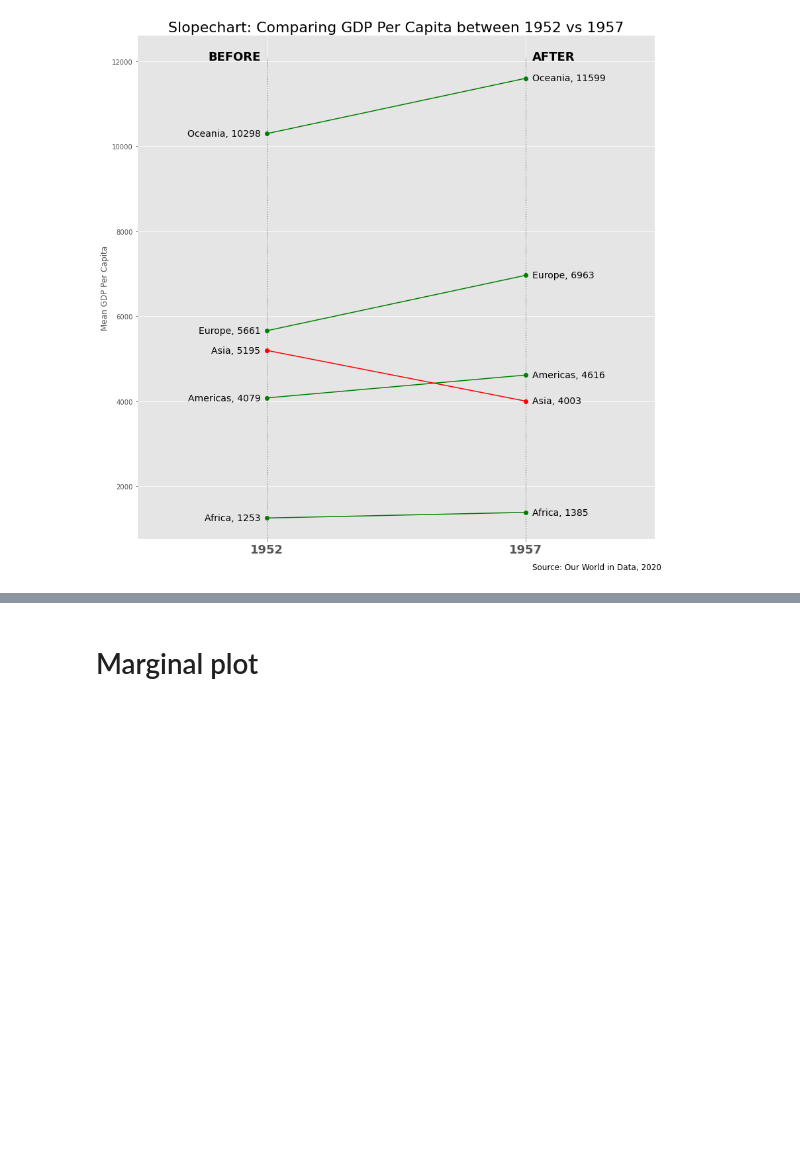
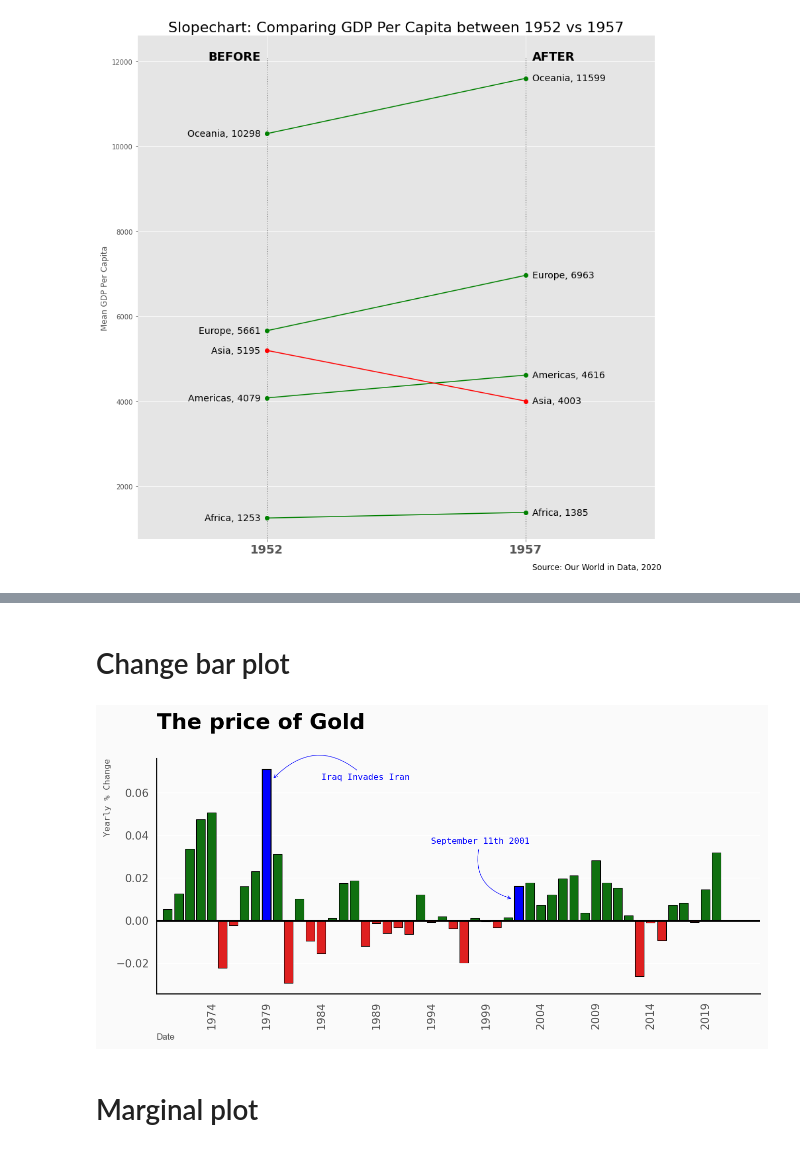
Before and after one commit to imanursar/Machine-Learning-Notes, a Jupyter notebook: Custom Function/Advance Visual Function.ipynb, the cells around one changed output, grey strips where cells are left out. Drawn from its saved outputs; the diff is of its cells as text; code cells hidden in the pictures; blank space fills up the shorter version.

```diff
--- a/Custom Function/Advance Visual Function.ipynb
+++ b/Custom Function/Advance Visual Function.ipynb
@@ -121,3 +121,14 @@ advance_visual.area_plot(df,'psavert',title= "Month Economics Return %",
+# %% [markdown]
+# Change bar plot
+# %%
+df = pd.read_csv(f"E:/gitlab/machine-learning/dataset/gold prize.csv")
+# %%
+year_temp = df.groupby('Year')['% Change'].mean().reset_index()
+# %%
+advance_visual.bar_change_plot(year_temp,'% Change','Year',y_label="Yearly % Change",
+                               selected_bar=[9,32],title="The price of Gold",footnote=None)
+# %% [output]
+[figure, added]
 # %% [markdown]
 # Marginal plot
 # %%
```
Also changed, not shown: parts of 26 cells of this notebook.
